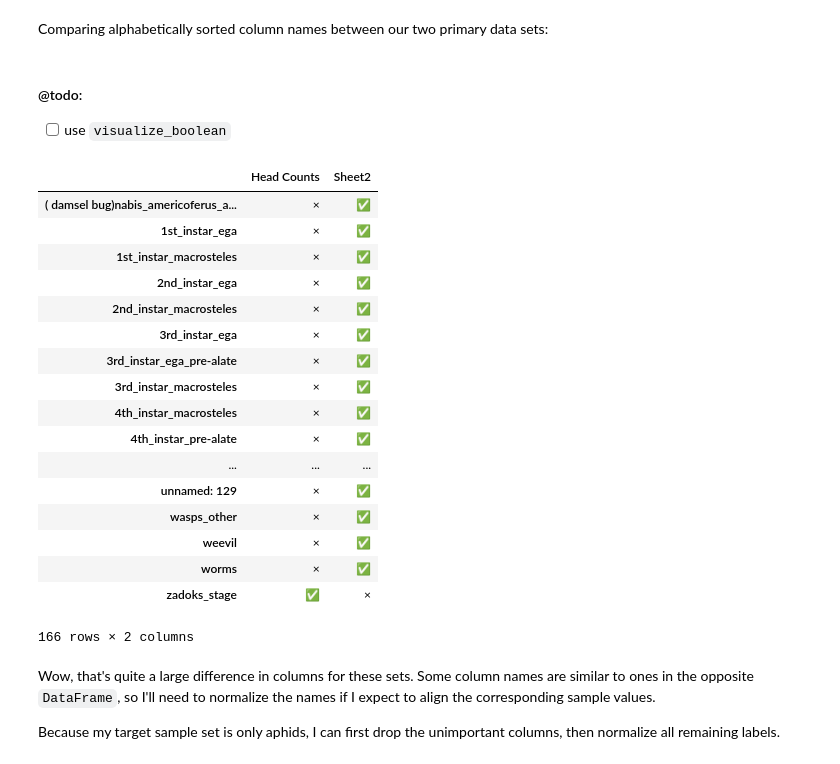
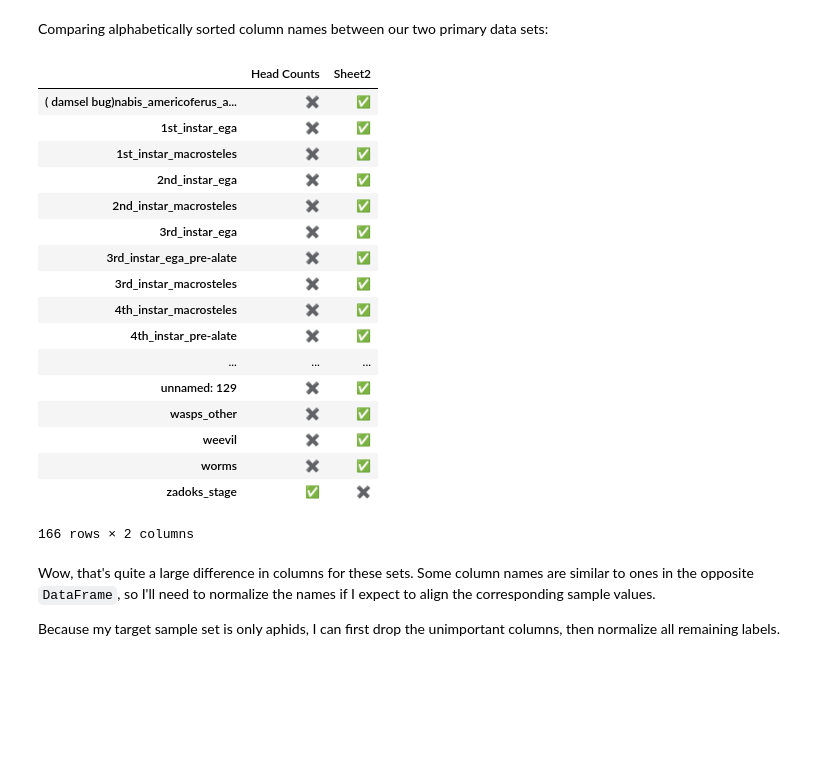
Before and after one commit to devvyn/aafc-field-data, a Jupyter notebook: notebook/projects/2016-sweep-vs-tiller/2016-sweep-vs-tiller.ipynb, the cells around one changed output. Drawn from its saved outputs; the diff is of its cells as text; code cells hidden in the pictures; blank space fills up the shorter version.

Commit message:
:construction: :memo: refactor code to use function visualize_boolean

```diff
--- a/notebook/projects/2016-sweep-vs-tiller/2016-sweep-vs-tiller.ipynb
+++ b/notebook/projects/2016-sweep-vs-tiller/2016-sweep-vs-tiller.ipynb
@@ -720,35 +739,33 @@ hc, s2 = sheets_to_compare.values()
 ### Compare Columns
 # %% [markdown]
 Comparing alphabetically sorted column names between our two primary data sets:
-# %% [markdown]
-#### @todo:
-
-- [ ] use `visualize_boolean`
 # %%
-pandas.DataFrame(
-    data={
-        name: sheet.columns.to_series()
-        for name, sheet in sheets_to_compare.items()
-    }
-).isna().replace(to_replace={True: '×', False: '✅'})
+visualize_boolean(
+    pandas.DataFrame(
+        data={
+            name: sheet.columns.to_series()
+            for name, sheet in sheets_to_compare.items()
+        }
+    )
+)
 # %% [output]
 |  | Head Counts | Sheet2 |
-| ( damsel bug)nabis_americoferus_a... | × | ✅ |
-| 1st_instar_ega | × | ✅ |
-| 1st_instar_macrosteles | × | ✅ |
-| 2nd_instar_ega | × | ✅ |
-| 2nd_instar_macrosteles | × | ✅ |
-| 3rd_instar_ega | × | ✅ |
-| 3rd_instar_ega_pre-alate | × | ✅ |
-| 3rd_instar_macrosteles | × | ✅ |
-| 4th_instar_macrosteles | × | ✅ |
-| 4th_instar_pre-alate | × | ✅ |
+| ( damsel bug)nabis_americoferus_a... | ✖️ | ✅ |
+| 1st_instar_ega | ✖️ | ✅ |
+| 1st_instar_macrosteles | ✖️ | ✅ |
+| 2nd_instar_ega | ✖️ | ✅ |
+| 2nd_instar_macrosteles | ✖️ | ✅ |
+| 3rd_instar_ega | ✖️ | ✅ |
+| 3rd_instar_ega_pre-alate | ✖️ | ✅ |
+| 3rd_instar_macrosteles | ✖️ | ✅ |
+| 4th_instar_macrosteles | ✖️ | ✅ |
+| 4th_instar_pre-alate | ✖️ | ✅ |
 | ... | ... | ... |
-| unnamed: 129 | × | ✅ |
-| wasps_other | × | ✅ |
-| weevil | × | ✅ |
-| worms | × | ✅ |
-| zadoks_stage | ✅ | × |
+| unnamed: 129 | ✖️ | ✅ |
+| wasps_other | ✖️ | ✅ |
+| weevil | ✖️ | ✅ |
+| worms | ✖️ | ✅ |
+| zadoks_stage | ✅ | ✖️ |
 166 rows × 2 columns
 # %% [markdown]
 Wow, that's quite a large difference in columns for these sets. Some column names are similar to ones in the opposite `DataFrame`, so I'll need to normalize the names if I expect to align the corresponding sample values.
```
Also changed, not shown: parts of 6 cells of this notebook.
